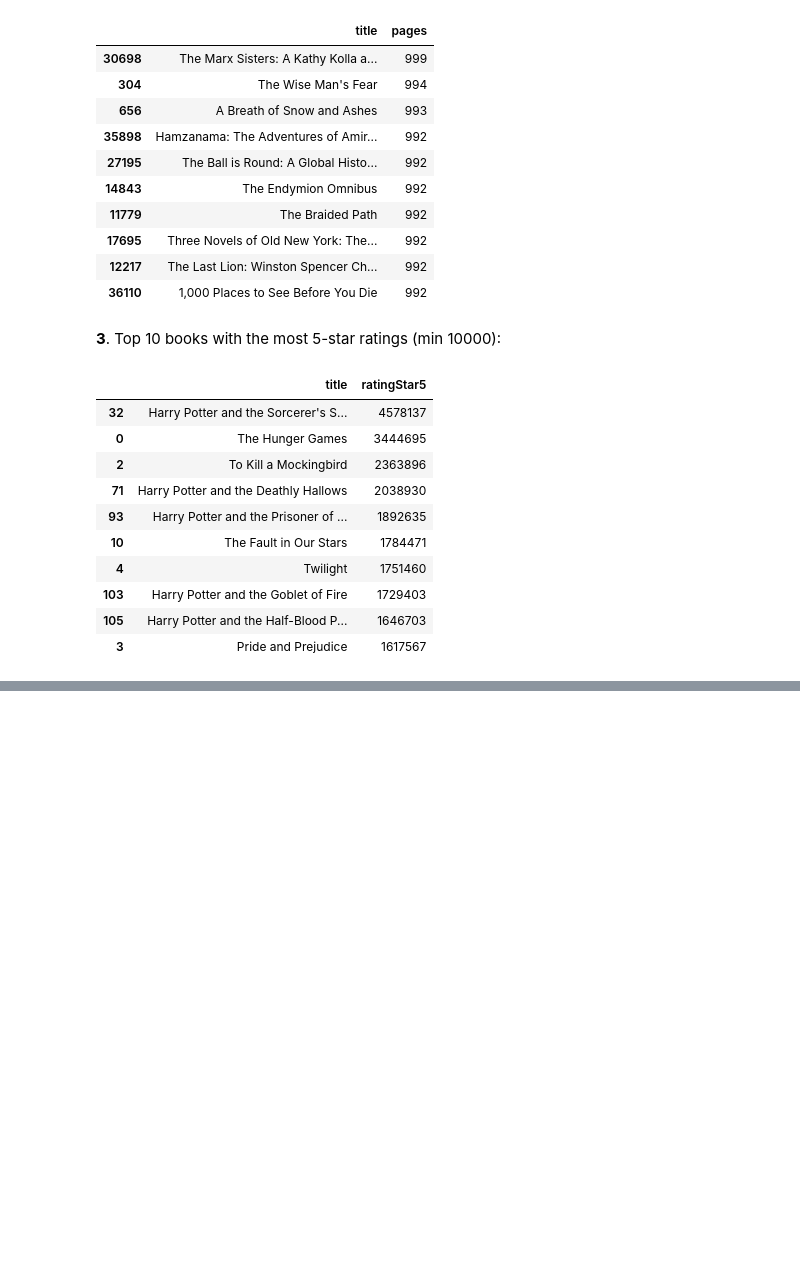
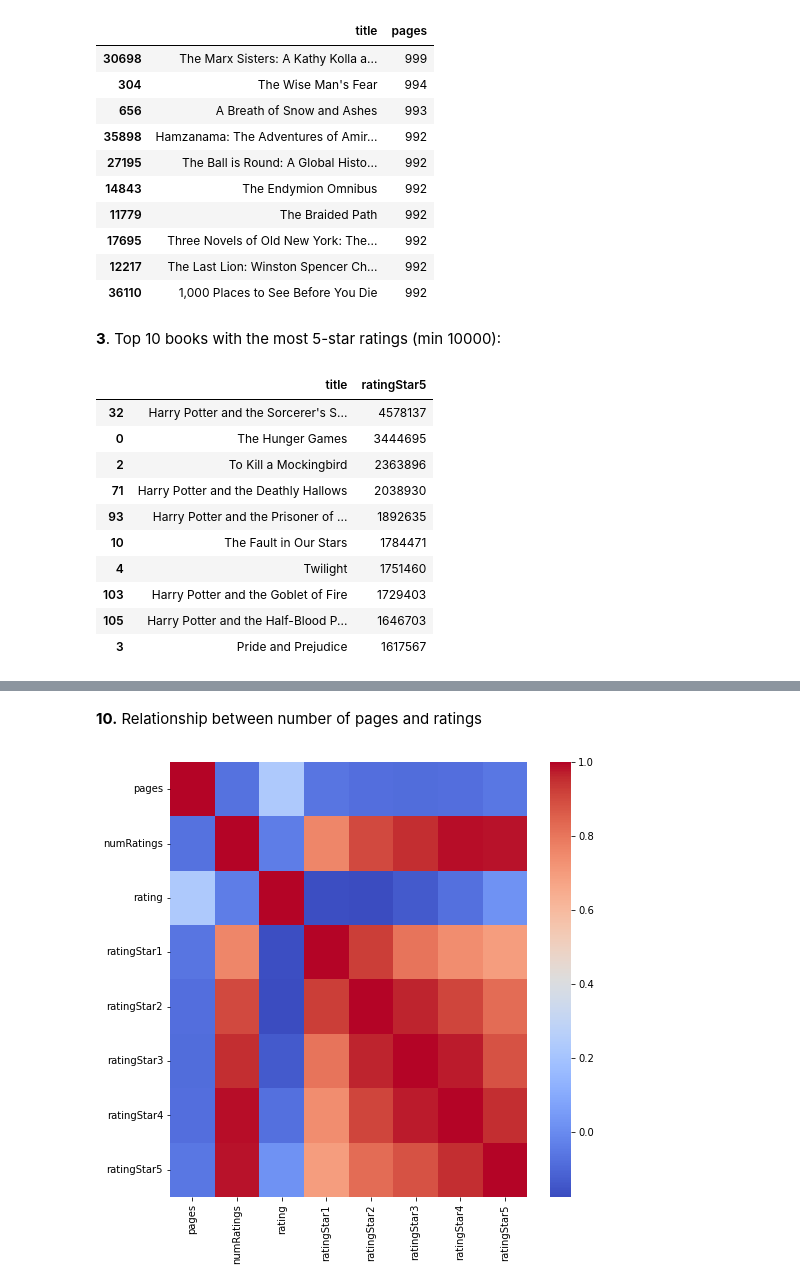
Before and after one commit to pspanoudakis/Data-Mining-Techniques-Projects, a Jupyter notebook: project2/GoodreadsBooks.ipynb, the cells around one changed output, grey strips where cells are left out. Drawn from its saved outputs; the diff is of its cells as text; code cells hidden in the pictures; blank space fills up the shorter version.

```diff
--- a/project2/GoodreadsBooks.ipynb
+++ b/project2/GoodreadsBooks.ipynb
@@ -84,6 +86,7 @@ class DataColumn:
     RATINGSTAR3 = 'ratingStar3'
     RATINGSTAR4 = 'ratingStar4'
     RATINGSTAR5 = 'ratingStar5'
+    PUBLISHYEAR = 'publishYear'
 
 def printDatasetShape(dataset: pd.DataFrame):
     print(f'Dataset Shape:\nRows: {dataset.shape[0]}, Columns: {dataset.shape[1]}')
@@ -409,0 +521,28 @@ None
+# %% [markdown]
+**10.** Relationship between number of pages and ratings
+# %%
+def drawHeatmap(df: pd.DataFrame, ax: plt.Axes, cmap: str = "coolwarm", **kwargs):
+    _ = sns.heatmap(df.corr(), ax=ax, cmap=cmap, **kwargs)
+
+_, axes = plt.subplots(1, 1, figsize=(8,8))
+cols = [
+    DataColumn.PAGES,
+    DataColumn.NUMRATINGS,
+    DataColumn.RATING,
+    DataColumn.RATINGSTAR1,
+    DataColumn.RATINGSTAR2,
+    DataColumn.RATINGSTAR3,
+    DataColumn.RATINGSTAR4,
+    DataColumn.RATINGSTAR5
+]
+
+def pageStrToInt(s: str):
+    try:
+        return int(s)
+    except ValueError:
+        return int(s.split(maxsplit=1)[0])
+
+dataDf[DataColumn.PAGES] = dataDf[DataColumn.PAGES].apply(pageStrToInt)
+drawHeatmap(dataDf[dataDf[DataColumn.PAGES] > 1000][cols], axes)
+# %% [output]
+[figure, added]
```
Also changed, not shown: parts of 12 cells of this notebook.
